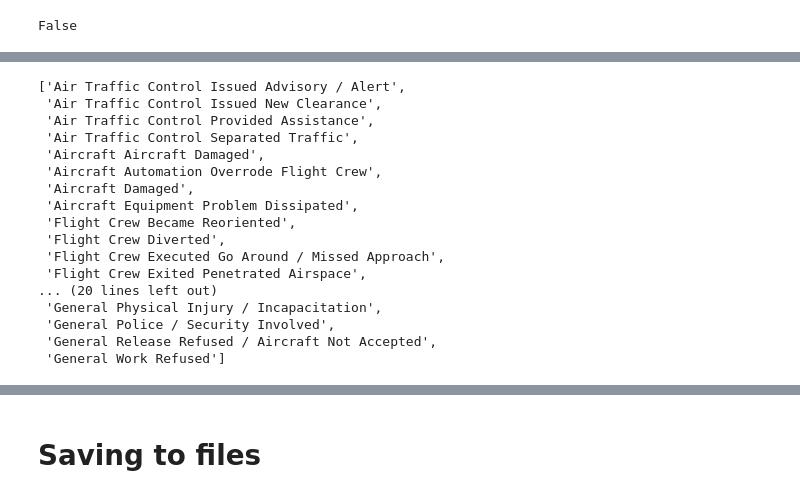
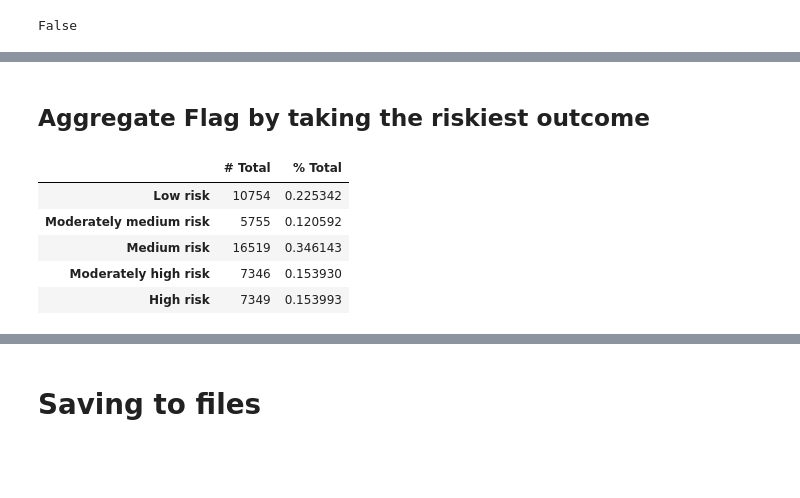
Before and after one commit to SimeonHristov99/AeroGuard, a Jupyter notebook: 01_Scripts/01_Load_data.ipynb, the cells around one changed output, grey strips where cells are left out. Cells and saved outputs as stored; diff of their text form; code cells hidden in the pictures; blank space fills up the shorter version.

```diff
--- a/01_Scripts/01_Load_data.ipynb
+++ b/01_Scripts/01_Load_data.ipynb
@@ -225 +205,3 @@ df_train_val_test[df_train_val_test['EVENTS_5_RESULT'].str.contains('Aircraft Da
+# %% [markdown]
+## Aggregate Flag by taking the riskiest outcome
 # %%
@@ -231,20 +265,0 @@ low_risk=['General Police / Security Involved', 'Flight Crew Returned To Gate',
-# %%
-sorted(high_risk + moderately_high_risk + medium_risk + moderately_medium_risk + low_risk)
-# %% [output]
-['Air Traffic Control Issued Advisory / Alert',
- 'Air Traffic Control Issued New Clearance',
- 'Air Traffic Control Provided Assistance',
- 'Air Traffic Control Separated Traffic',
- 'Aircraft Aircraft Damaged',
- 'Aircraft Automation Overrode Flight Crew',
- 'Aircraft Damaged',
- 'Aircraft Equipment Problem Dissipated',
- 'Flight Crew Became Reoriented',
- 'Flight Crew Diverted',
- 'Flight Crew Executed Go Around / Missed Approach',
- 'Flight Crew Exited Penetrated Airspace',
-... (20 lines left out)
- 'General Physical Injury / Incapacitation',
- 'General Police / Security Involved',
- 'General Release Refused / Aircraft Not Accepted',
- 'General Work Refused']
@@ -254,0 +266,17 @@ sorted(high_risk + moderately_high_risk + medium_risk + moderately_medium_risk +
+# %%
+df_train_val_test['EVENT_RISK'] = df_train_val_test['EVENTS_5_RESULT_CLEAN'].map(lambda xs: max([result_to_risk.get(x, -1) for x in xs]))
+
+column = 'EVENT_RISK'
+flag_frequencies = pd.concat([
+    df_train_val_test[column].value_counts(dropna=False),
+    df_train_val_test[column].value_counts(dropna=False, normalize=True),
+], axis=1, keys=['# Total', '% Total']).sort_index()
+flag_frequencies.index = flag_frequencies.index.map(risk_mapping.get)
+flag_frequencies
+# %% [output]
+|  | # Total | % Total |
+| Low risk | 10754 | 0.225342 |
+| Moderately medium risk | 5755 | 0.120592 |
+| Medium risk | 16519 | 0.346143 |
+| Moderately high risk | 7346 | 0.153930 |
+| High risk | 7349 | 0.153993 |
```
Also changed, not shown: parts of 11 cells of this notebook, 1 other file.
